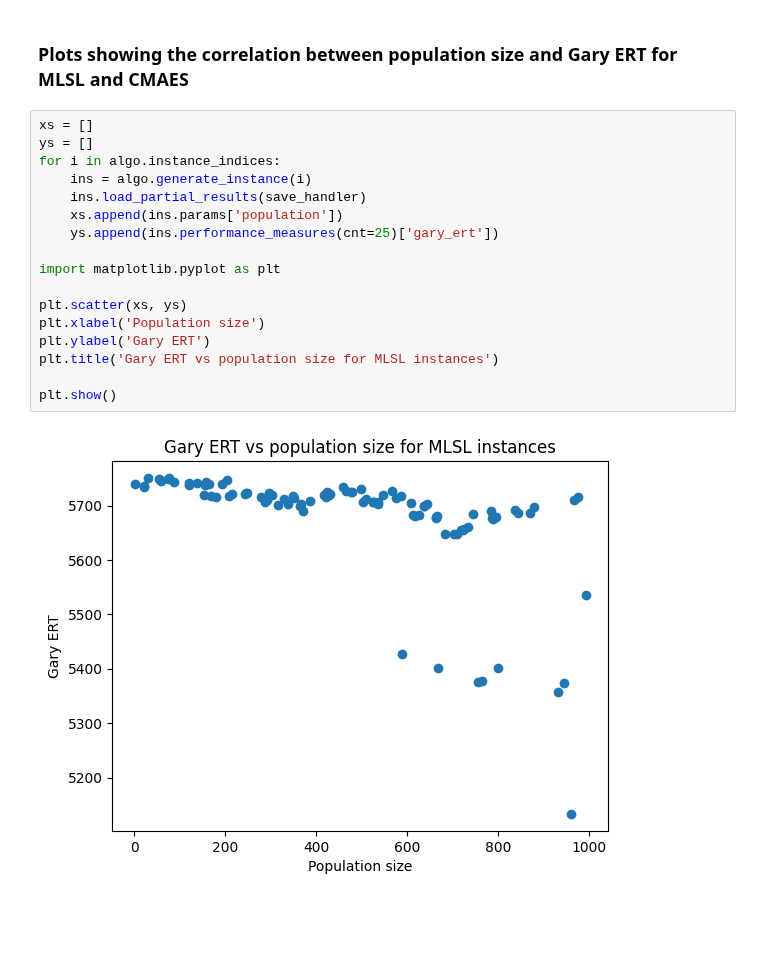
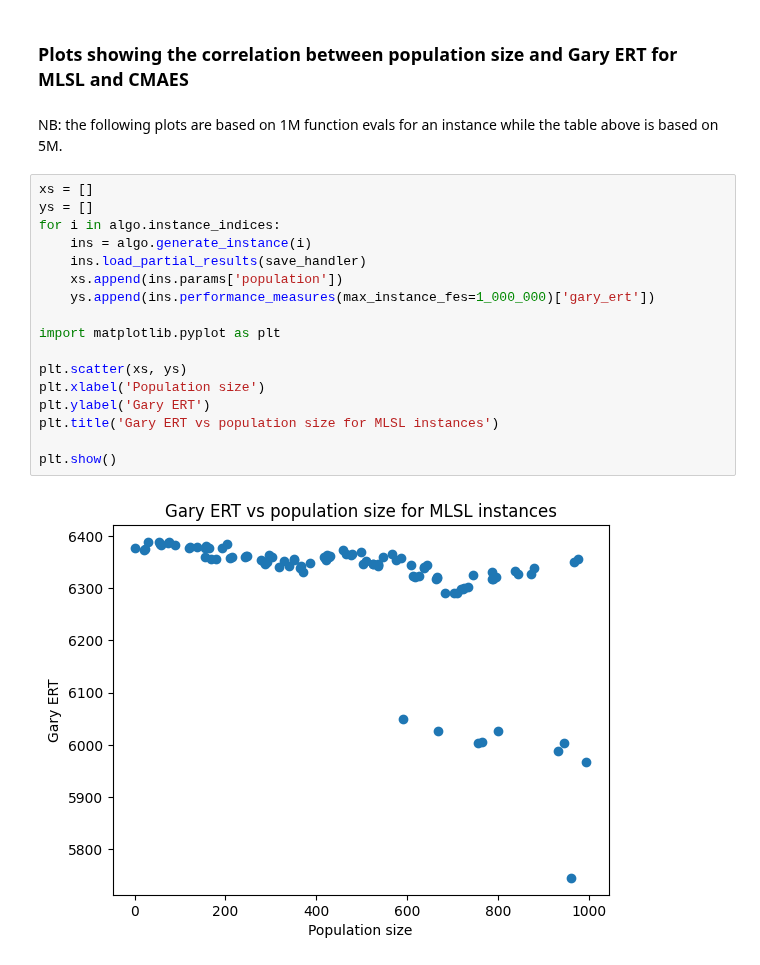
Before and after one commit to CardiacModelling/BenNevisBenchmark, a Jupyter notebook: ipynb/result.ipynb, the cells around one changed output. Drawn from its saved outputs; the diff is of its cells as text; blank space fills up the shorter version.

```diff
--- a/ipynb/result.ipynb
+++ b/ipynb/result.ipynb
@@ -212,25 +212,27 @@ sorted(list(algo.instance_indices))[-5:]
 [945, 960, 966, 976, 993]
 # %% [markdown]
 ### Plots showing the correlation between population size and Gary ERT for MLSL and CMAES
+# %% [markdown]
+NB: the following plots are based on 1M function evals for an instance while the table above is based on 5M.
 # %%
 xs = []
 ys = []
 for i in algo.instance_indices:
     ins = algo.generate_instance(i)
     ins.load_partial_results(save_handler)
     xs.append(ins.params['population'])
-    ys.append(ins.performance_measures(cnt=25)['gary_ert'])
+    ys.append(ins.performance_measures(max_instance_fes=1_000_000)['gary_ert'])
 
 import matplotlib.pyplot as plt
 
 plt.scatter(xs, ys)
 plt.xlabel('Population size')
 plt.ylabel('Gary ERT')
 plt.title('Gary ERT vs population size for MLSL instances')
 
 plt.show()
 # %% [output]
-[figure, old version]
+[figure, new version]
 # %%
 save_handler = SaveHandler('cmaes-1')
 algo = cmaes
```
Also changed, not shown: parts of 1 cell of this notebook.
